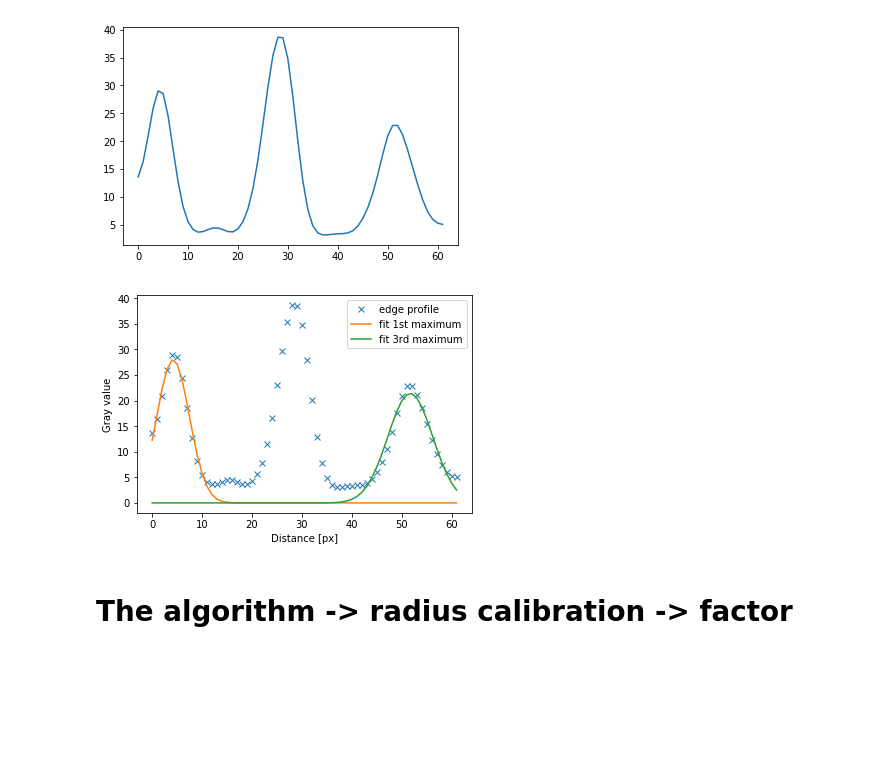
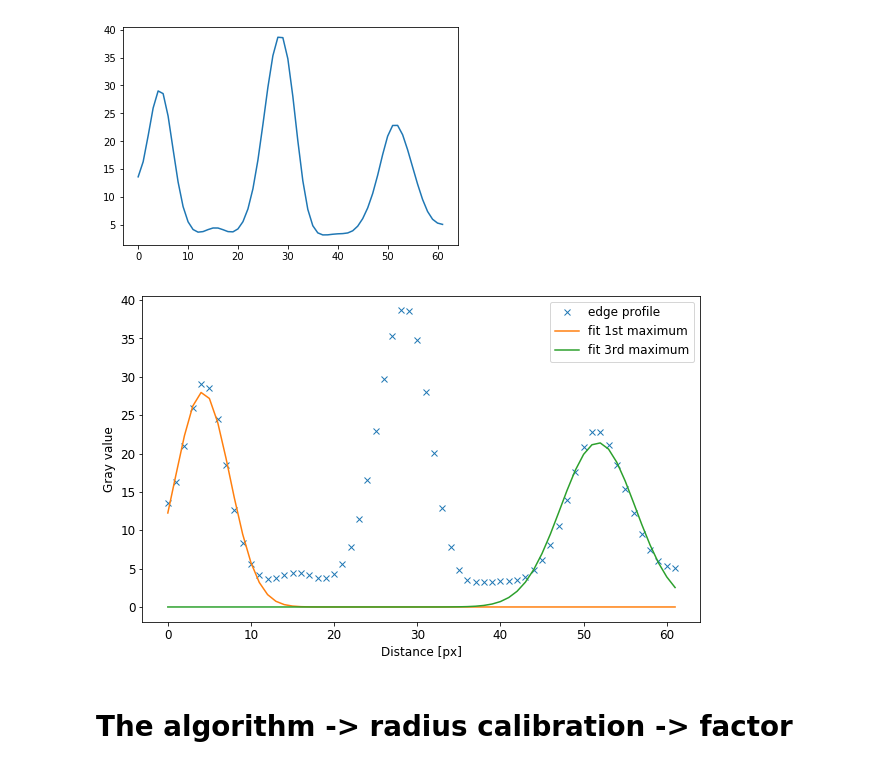
Before and after one commit to zazizizou/gradient_ansatz, a Jupyter notebook: thesis_graphsand_figures.ipynb, the cells around one changed output. Drawn from its saved outputs; the diff is of its cells as text; code cells hidden in the pictures; blank space fills up the shorter version.

Commit message:
graphs python

```diff
--- a/thesis_graphsand_figures.ipynb
+++ b/thesis_graphsand_figures.ipynb
@@ -89,15 +96,16 @@ def gauss(x, a, mu, sigma):
 popt1, _ = curve_fit(gauss, xdata, ydata, p0=[30, 5, 2])
 popt2, _ = curve_fit(gauss, xdata, ydata, p0=[30, 56, 2])
 # %%
+plt.figure(figsize=(10,6))
 plt.plot(ydata, 'x', label="edge profile")
 plt.plot(xdata, gauss(xdata, *popt1), label="fit 1st maximum")
 plt.plot(xdata, gauss(xdata, *popt2), label="fit 3rd maximum")
 plt.xlabel("Distance [px]")
 plt.ylabel("Gray value")
 plt.legend()
 plt.savefig("../thesis/graphs/green_radius_demo.png")
 # %% [output]
-[figure, old version]
+[figure, new version]
 # %% [markdown]
 # The algorithm -> radius calibration -> factor
 # %%
```
Also changed, not shown: parts of 21 cells of this notebook, 1 other file.
